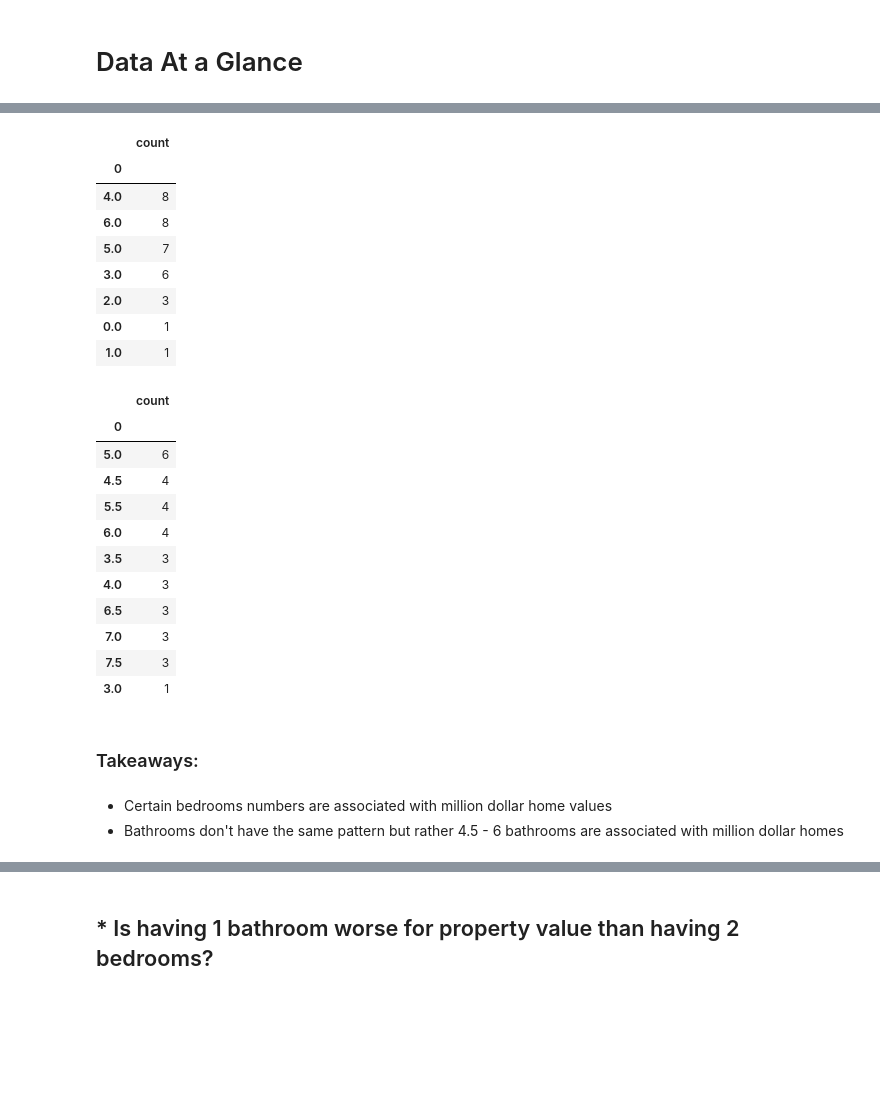
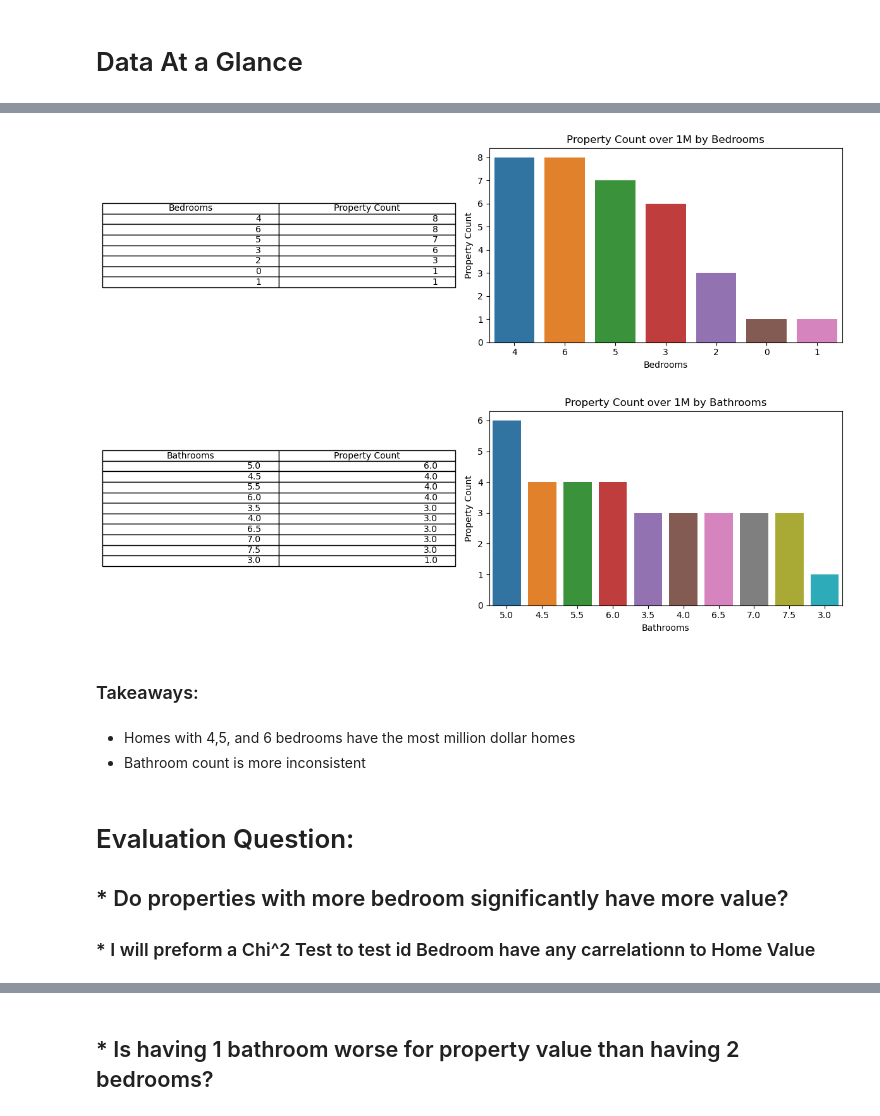
Before and after one commit to mannievilla/predicting-property-values, a Jupyter notebook: Final_Report.ipynb, the cells around one changed output, grey strips where cells are left out. Drawn from its saved outputs; the diff is of its cells as text; code cells hidden in the pictures; blank space fills up the shorter version.

```diff
--- a/Final_Report.ipynb
+++ b/Final_Report.ipynb
@@ -83,29 +89,18 @@ x_list, y_list = bed_bath_count_over_1M()
-# %%
-display(x_list, y_list)
-# %% [output]
-|  | count |
-| 0 |  |
-| 4.0 | 8 |
-| 6.0 | 8 |
-| 5.0 | 7 |
-| 3.0 | 6 |
-| 2.0 | 3 |
-| 0.0 | 1 |
-| 1.0 | 1 |
-|  | count |
-| 0 |  |
-| 5.0 | 6 |
-| 4.5 | 4 |
-| 5.5 | 4 |
-| 6.0 | 4 |
-| 3.5 | 3 |
-| 4.0 | 3 |
-| 6.5 | 3 |
-| 7.0 | 3 |
-| 7.5 | 3 |
-| 3.0 | 1 |
+# %%
+x_and_df()
+# %% [output]
+[figure, added]
+# %%
+y_and_df()
+# %% [output]
+[figure, added]
 # %% [markdown]
 ### Takeaways:
 # %% [markdown]
-* Certain bedrooms numbers are associated with million dollar home values
-* Bathrooms don't have the same pattern but rather 4.5 - 6 bathrooms are associated with million dollar homes
+* Homes with 4,5, and 6 bedrooms have the most million dollar homes
+* Bathroom count is more inconsistent
+# %% [markdown]
+# Evaluation Question:
+
+## * Do properties with more bedroom significantly have more value?
+### * I will preform a Chi^2 Test to test id Bedroom have any carrelationn to Home Value
```
Also changed, not shown: parts of 73 cells of this notebook, 3 other files.
